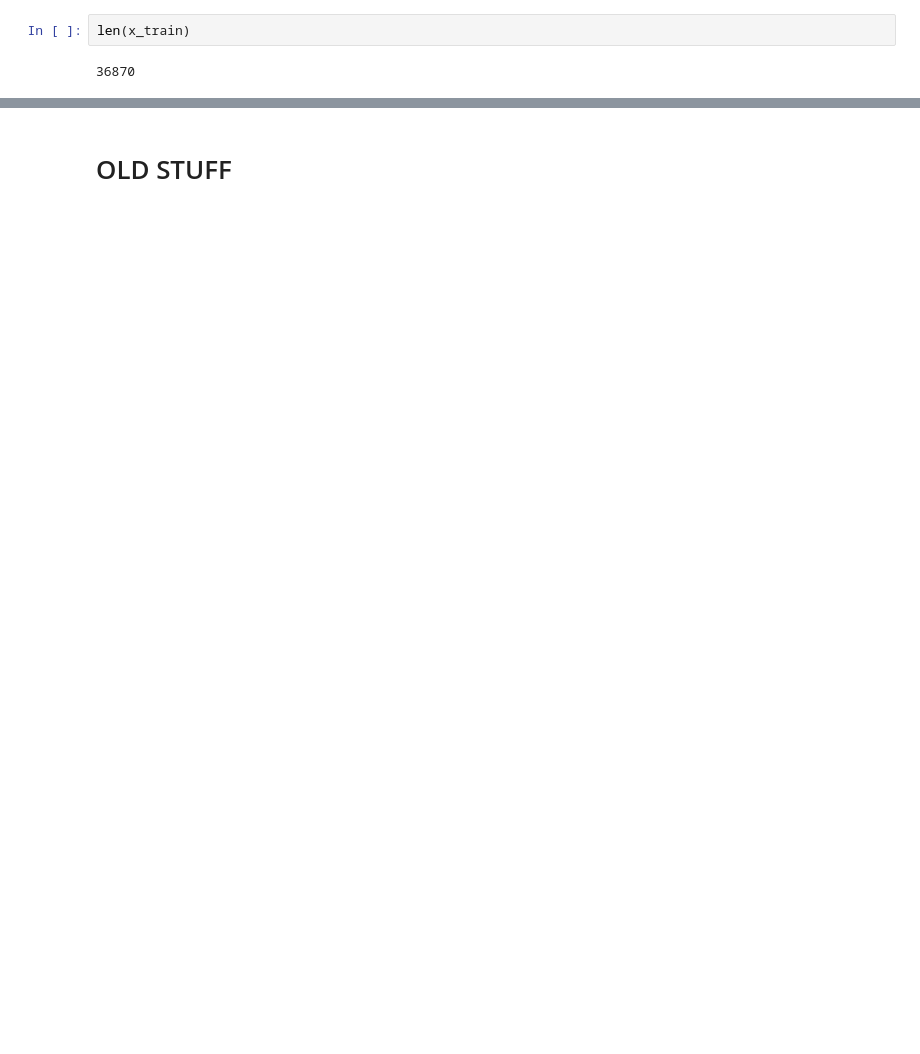
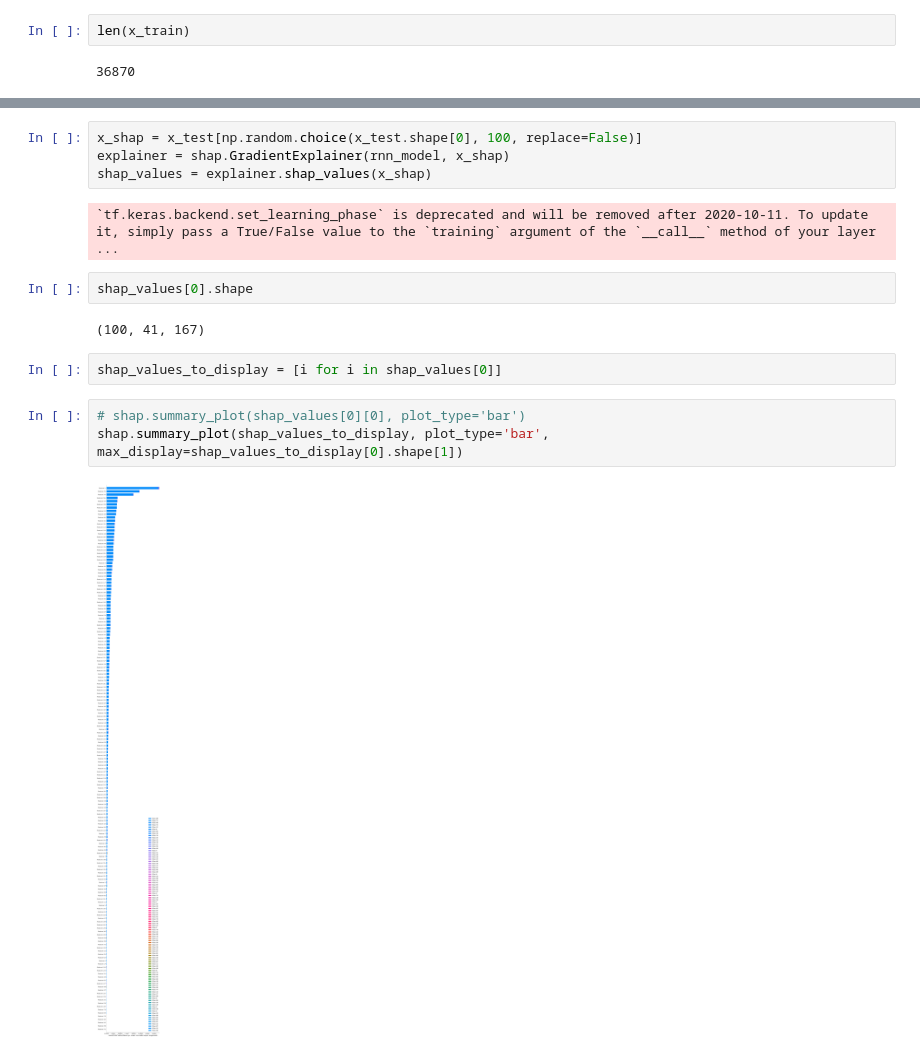
Before and after one commit to codespaghettifier/illicit_transaction_detection, a Jupyter notebook: simple_rnn.ipynb, the cells around one changed output, grey strips where cells are left out. Saved outputs shown, nothing was run; the diff lists cells and outputs as text; blank space fills up the shorter version.

Commit message:
Add SHAP for Simple RNN

```diff
--- a/simple_rnn.ipynb
+++ b/simple_rnn.ipynb
@@ -370,2 +365,17 @@ Epoch 100/100
-# %% [markdown]
-# OLD STUFF
+# %%
+x_shap = x_test[np.random.choice(x_test.shape[0], 100, replace=False)]
+explainer = shap.GradientExplainer(rnn_model, x_shap)
+shap_values = explainer.shap_values(x_shap)
+# %% [output]
+`tf.keras.backend.set_learning_phase` is deprecated and will be removed after 2020-10-11. To update it, simply pass a True/False value to the `training` argument of the `__call__` method of your layer ...
+# %%
+shap_values[0].shape
+# %% [output]
+(100, 41, 167)
+# %%
+shap_values_to_display = [i for i in shap_values[0]]
+# %%
+# shap.summary_plot(shap_values[0][0], plot_type='bar')
+shap.summary_plot(shap_values_to_display, plot_type='bar', max_display=shap_values_to_display[0].shape[1])
+# %% [output]
+[figure, added]
```
Also changed, not shown: parts of 14 cells of this notebook.
